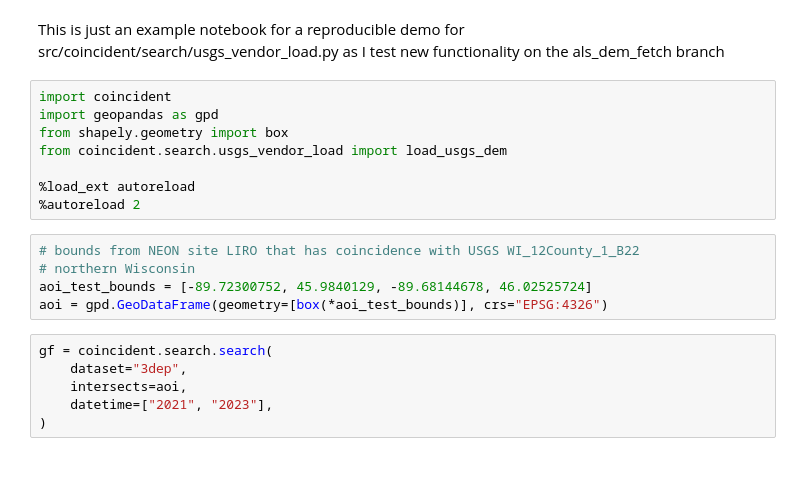
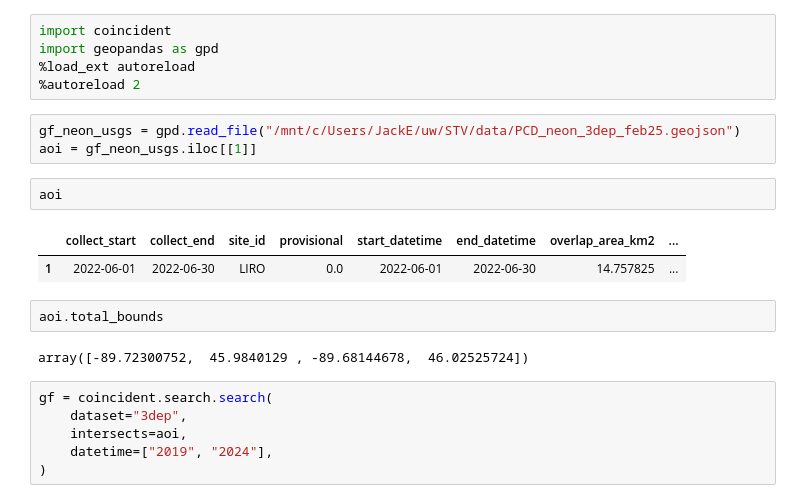
Before and after one commit to uw-cryo/coincident, a Jupyter notebook: docs/examples/vendor_dems.ipynb, the cells around one changed output. Saved outputs shown, nothing was run; the diff lists cells and outputs as text; blank space fills up the shorter version.

Commit message:
transferred usgs dem load modules

```diff
--- a/docs/examples/vendor_dems.ipynb
+++ b/docs/examples/vendor_dems.ipynb
@@ -1,21 +1,23 @@
-# %% [markdown]
-This is just an example notebook for a reproducible demo for src/coincident/search/usgs_vendor_load.py as I test new functionality on the als_dem_fetch branch
 # %%
 import coincident
 import geopandas as gpd
-from shapely.geometry import box
-from coincident.search.usgs_vendor_load import load_usgs_dem
-
 %load_ext autoreload
 %autoreload 2
-# %%
-# bounds from NEON site LIRO that has coincidence with USGS WI_12County_1_B22
-# northern Wisconsin
-aoi_test_bounds = [-89.72300752, 45.9840129, -89.68144678, 46.02525724]
-aoi = gpd.GeoDataFrame(geometry=[box(*aoi_test_bounds)], crs="EPSG:4326")
+# %%
+gf_neon_usgs = gpd.read_file("/mnt/c/Users/JackE/uw/STV/data/PCD_neon_3dep_feb25.geojson")
+aoi = gf_neon_usgs.iloc[[1]]
+# %%
+aoi
+# %% [output]
+|  | collect_start | collect_end | site_id | provisional | start_datetime | end_datetime | overlap_area_km2 | ... |
+| 1 | 2022-06-01 | 2022-06-30 | LIRO | 0.0 | 2022-06-01 | 2022-06-30 | 14.757825 | ... |
+# %%
+aoi.total_bounds
+# %% [output]
+array([-89.72300752,  45.9840129 , -89.68144678,  46.02525724])
 # %%
 gf = coincident.search.search(
     dataset="3dep",
     intersects=aoi,
-    datetime=["2021", "2023"],
+    datetime=["2019", "2024"],
 )
```
Also changed, not shown: parts of 15 cells of this notebook, 3 other files.
